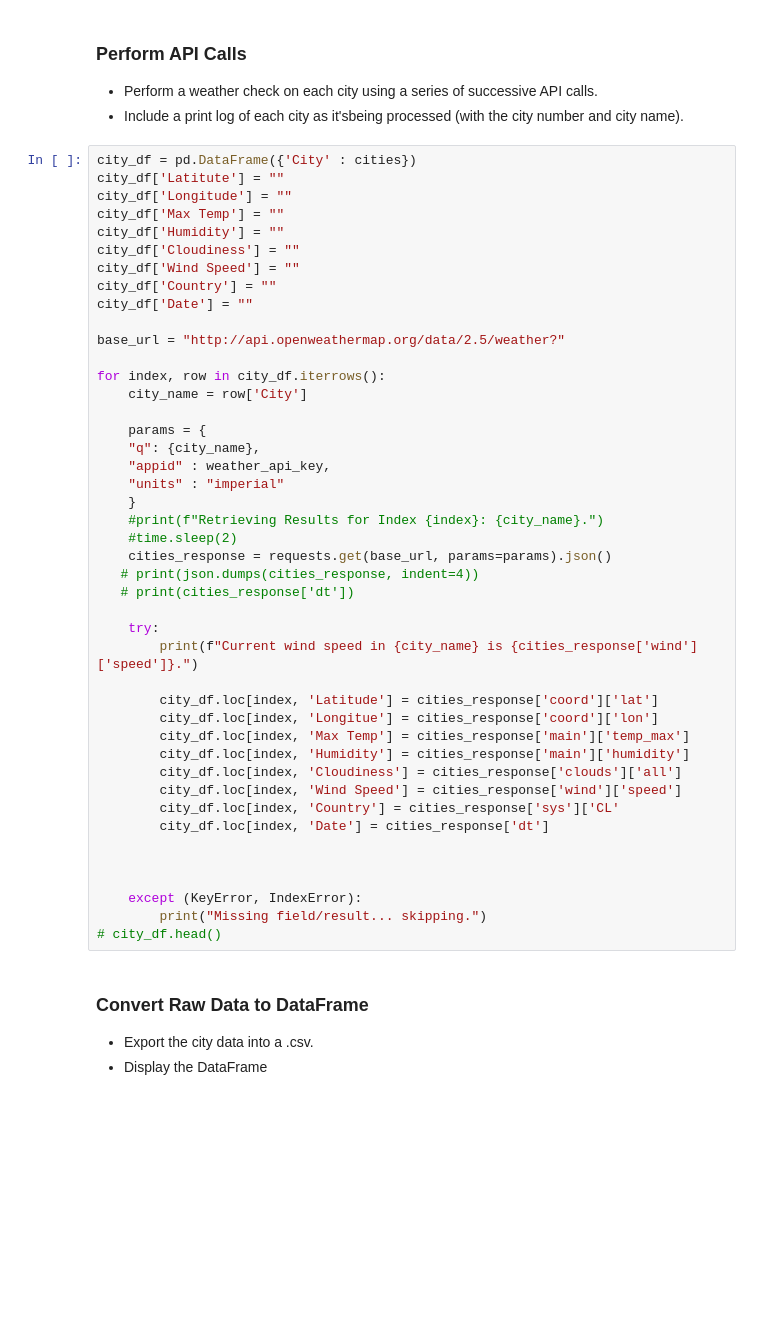
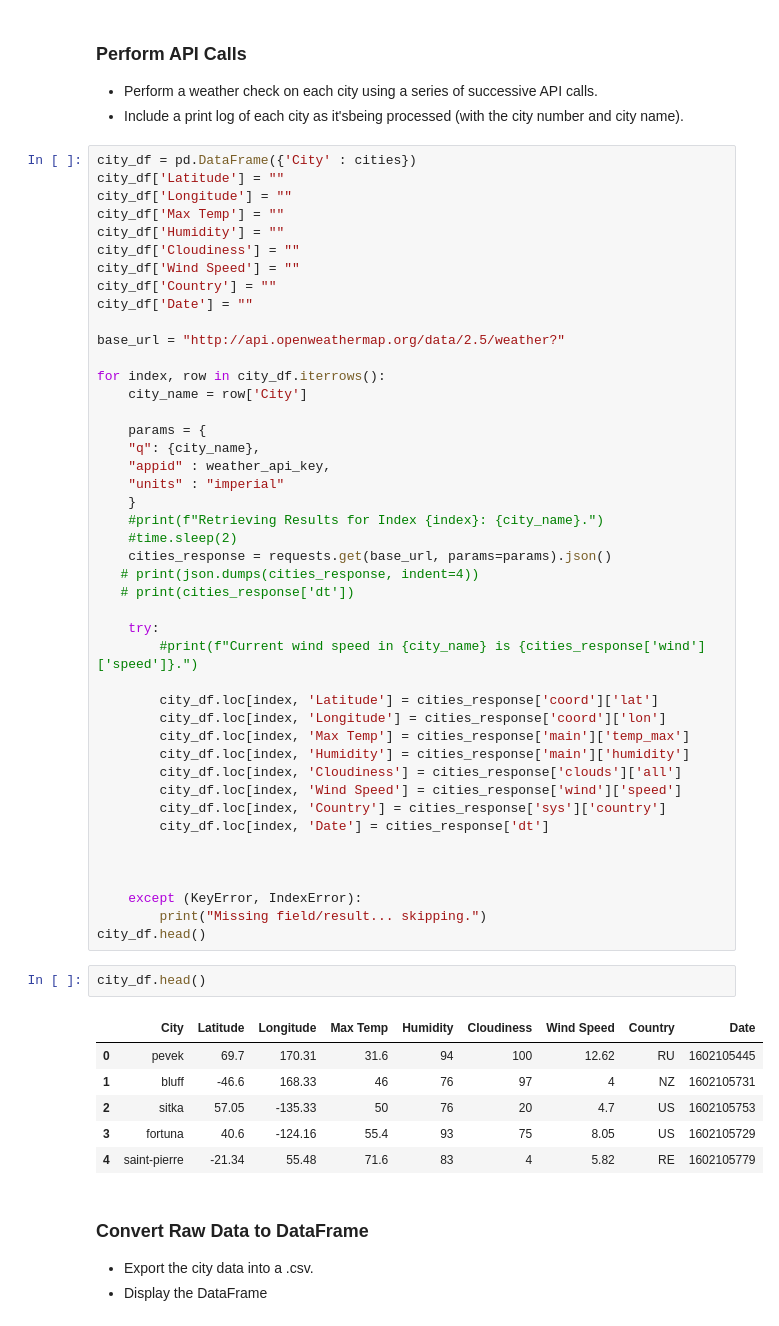
Before and after one commit to Shayoconnell7/python-api-challenge, a Jupyter notebook: WeatherPy/WeatherPy.ipynb, the cells around one changed output. Saved outputs shown, nothing was run; the diff lists cells and outputs as text; blank space fills up the shorter version.

Commit message:
created and tested dataframe

```diff
--- a/WeatherPy/WeatherPy.ipynb
+++ b/WeatherPy/WeatherPy.ipynb
@@ -56,7 +56,7 @@ len(cities)
 * Include a print log of each city as it'sbeing processed (with the city number and city name).
 # %%
 city_df = pd.DataFrame({'City' : cities})
-city_df['Latitute'] = ""
+city_df['Latitude'] = ""
 city_df['Longitude'] = ""
 city_df['Max Temp'] = ""
 city_df['Humidity'] = ""
@@ -82,22 +82,31 @@ for index, row in city_df.iterrows():
    # print(cities_response['dt'])
 
     try:
-        print(f"Current wind speed in {city_name} is {cities_response['wind']['speed']}.")
+        #print(f"Current wind speed in {city_name} is {cities_response['wind']['speed']}.")
 
         city_df.loc[index, 'Latitude'] = cities_response['coord']['lat']
-        city_df.loc[index, 'Longitue'] = cities_response['coord']['lon']
+        city_df.loc[index, 'Longitude'] = cities_response['coord']['lon']
         city_df.loc[index, 'Max Temp'] = cities_response['main']['temp_max']
         city_df.loc[index, 'Humidity'] = cities_response['main']['humidity']
         city_df.loc[index, 'Cloudiness'] = cities_response['clouds']['all']
         city_df.loc[index, 'Wind Speed'] = cities_response['wind']['speed']
-        city_df.loc[index, 'Country'] = cities_response['sys']['CL'
+        city_df.loc[index, 'Country'] = cities_response['sys']['country']
         city_df.loc[index, 'Date'] = cities_response['dt']
 
 
 
     except (KeyError, IndexError):
         print("Missing field/result... skipping.")
-# city_df.head()
+city_df.head()
+# %%
+city_df.head()
+# %% [output]
+|  | City | Latitude | Longitude | Max Temp | Humidity | Cloudiness | Wind Speed | Country | Date |
+| 0 | pevek | 69.7 | 170.31 | 31.6 | 94 | 100 | 12.62 | RU | 1602105445 |
+| 1 | bluff | -46.6 | 168.33 | 46 | 76 | 97 | 4 | NZ | 1602105731 |
+| 2 | sitka | 57.05 | -135.33 | 50 | 76 | 20 | 4.7 | US | 1602105753 |
+| 3 | fortuna | 40.6 | -124.16 | 55.4 | 93 | 75 | 8.05 | US | 1602105729 |
+| 4 | saint-pierre | -21.34 | 55.48 | 71.6 | 83 | 4 | 5.82 | RE | 1602105779 |
 # %% [markdown]
 ### Convert Raw Data to DataFrame
 * Export the city data into a .csv.
```
Also changed, not shown: parts of 1 cell of this notebook.
